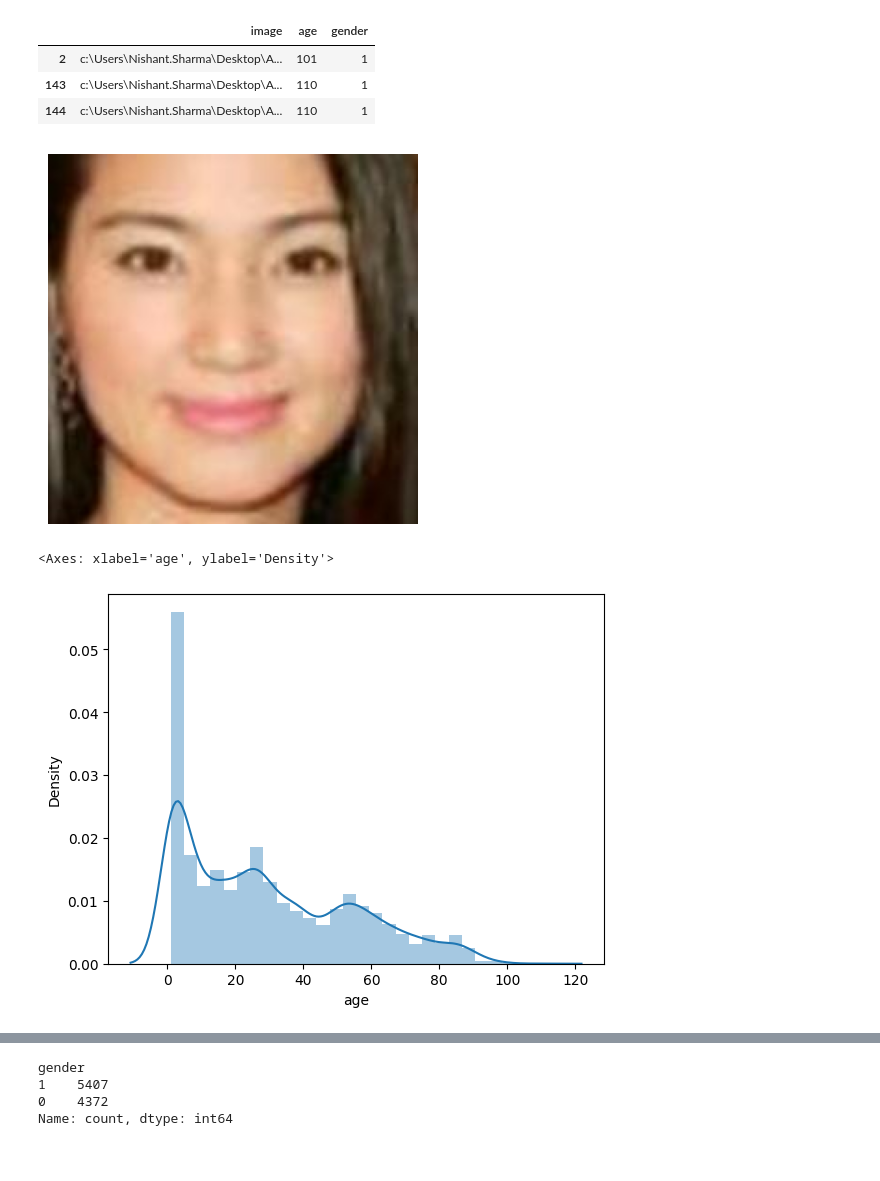
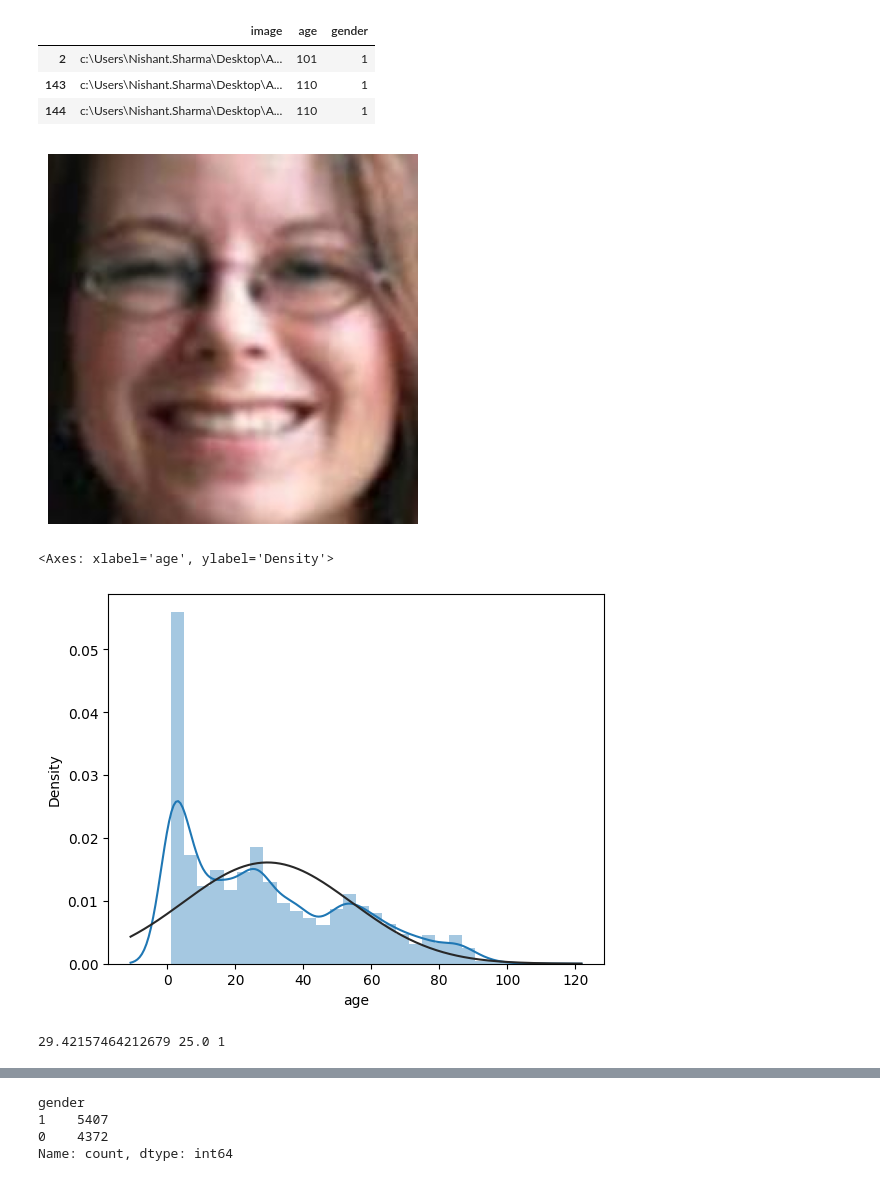
Before and after one commit to Nishantsh98/age-gender-detection, a Jupyter notebook: Age_Gender Detection.ipynb, the cells around one changed output, grey strips where cells are left out. Drawn from its saved outputs; the diff is of its cells as text; code cells hidden in the pictures.

```diff
--- a/Age_Gender Detection.ipynb
+++ b/Age_Gender Detection.ipynb
@@ -45,9 +46,9 @@ Total_Count of Images: 9780
 Max Age value: 110
 # %%
 # convert to dataframe
-df = pd.DataFrame()
-df['image'], df['age'], df['gender'] = image_paths, age_labels, gender_labels
-df.head()
+data = pd.DataFrame()
+data['image'], data['age'], data['gender'] = image_paths, age_labels, gender_labels
+data.head()
 # %% [output]
 |  | image | age | gender |
 | 0 | c:\Users\Nishant.Sharma\Desktop\A... | 100 | 1 |
@@ -67,13 +68,13 @@ df[df['age']>100]              # only 3 entries - so not droping
 | 144 | c:\Users\Nishant.Sharma\Desktop\A... | 110 | 1 |
 # %%
 from PIL import Image
-img = Image.open(df['image'][4710])
+img = Image.open(data['image'][4780])
 plt.axis('off')
 plt.imshow(img);
 # %% [output]
-[figure, old version]
+[figure, new version]
 # %%
-sns.distplot(df['age'])  # little right skewed
+sns.distplot(data['age'],fit=norm)  # little right skewed
 # %% [output]
 <Axes: xlabel='age', ylabel='Density'>
-[figure, old version]
+[figure, new version]
@@ -90,0 +81,5 @@ sns.distplot(df['age'])  # little right skewed
+# %%
+#Check mean,median,mode
+print(data['age'].mean(),data['age'].median(),data['age'].mode().values[0])
+# %% [output]
+29.42157464212679 25.0 1
```
Also changed, not shown: parts of 23 cells of this notebook.
